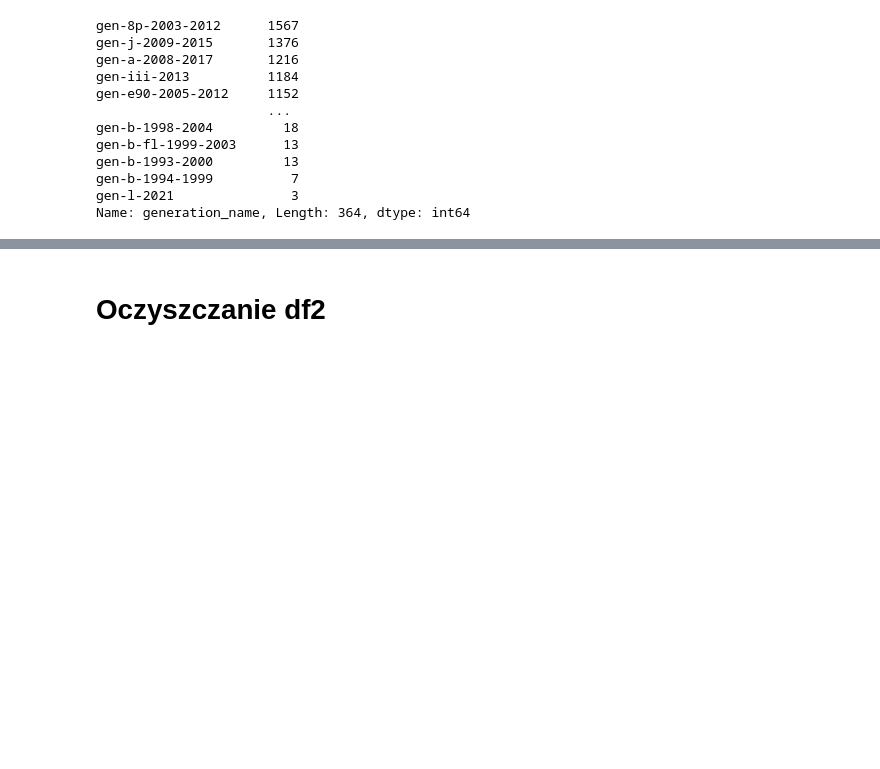
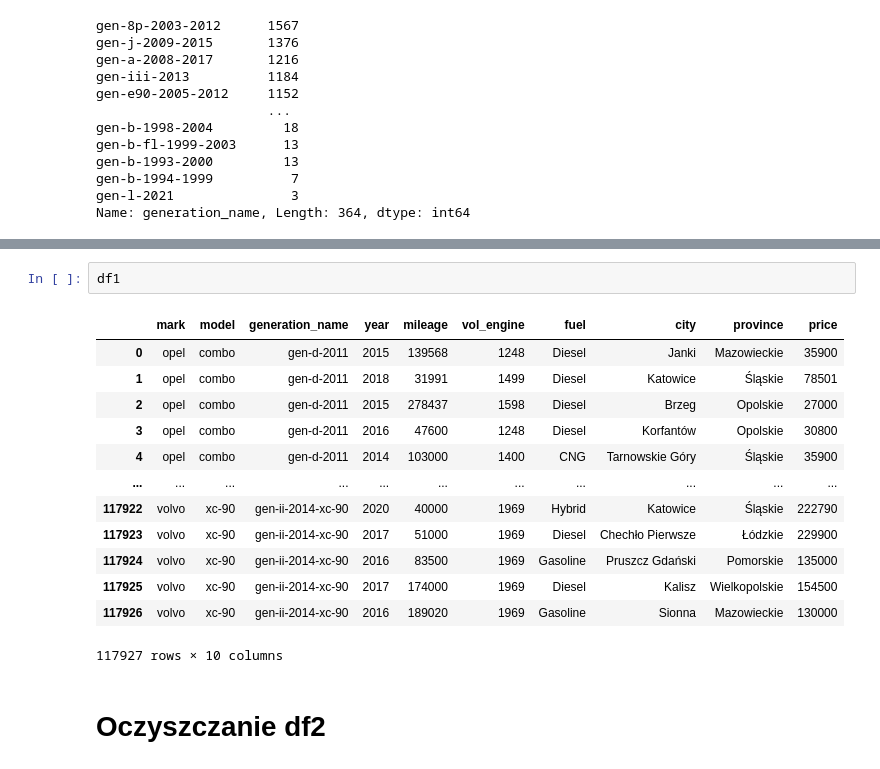
Before and after one commit to KacperChmura1/Engineer-s, a Jupyter notebook: DataPreparation.ipynb, the cells around one changed output, grey strips where cells are left out. Saved outputs shown, nothing was run; the diff lists cells and outputs as text; blank space fills up the shorter version.

```diff
--- a/DataPreparation.ipynb
+++ b/DataPreparation.ipynb
@@ -43,3 +60,19 @@ IndexError: Inconsistent shape between the condition and the input (got (117927,
+# %%
+df1
+# %% [output]
+|  | mark | model | generation_name | year | mileage | vol_engine | fuel | city | province | price |
+| 0 | opel | combo | gen-d-2011 | 2015 | 139568 | 1248 | Diesel | Janki | Mazowieckie | 35900 |
+| 1 | opel | combo | gen-d-2011 | 2018 | 31991 | 1499 | Diesel | Katowice | Śląskie | 78501 |
+| 2 | opel | combo | gen-d-2011 | 2015 | 278437 | 1598 | Diesel | Brzeg | Opolskie | 27000 |
+| 3 | opel | combo | gen-d-2011 | 2016 | 47600 | 1248 | Diesel | Korfantów | Opolskie | 30800 |
+| 4 | opel | combo | gen-d-2011 | 2014 | 103000 | 1400 | CNG | Tarnowskie Góry | Śląskie | 35900 |
+| ... | ... | ... | ... | ... | ... | ... | ... | ... | ... | ... |
+| 117922 | volvo | xc-90 | gen-ii-2014-xc-90 | 2020 | 40000 | 1969 | Hybrid | Katowice | Śląskie | 222790 |
+| 117923 | volvo | xc-90 | gen-ii-2014-xc-90 | 2017 | 51000 | 1969 | Diesel | Chechło Pierwsze | Łódzkie | 229900 |
+| 117924 | volvo | xc-90 | gen-ii-2014-xc-90 | 2016 | 83500 | 1969 | Gasoline | Pruszcz Gdański | Pomorskie | 135000 |
+| 117925 | volvo | xc-90 | gen-ii-2014-xc-90 | 2017 | 174000 | 1969 | Diesel | Kalisz | Wielkopolskie | 154500 |
+| 117926 | volvo | xc-90 | gen-ii-2014-xc-90 | 2016 | 189020 | 1969 | Gasoline | Sionna | Mazowieckie | 130000 |
+117927 rows × 10 columns
 # %% [markdown]
 # Oczyszczanie df2
 # %%
```
Also changed, not shown: parts of 6 cells of this notebook.
